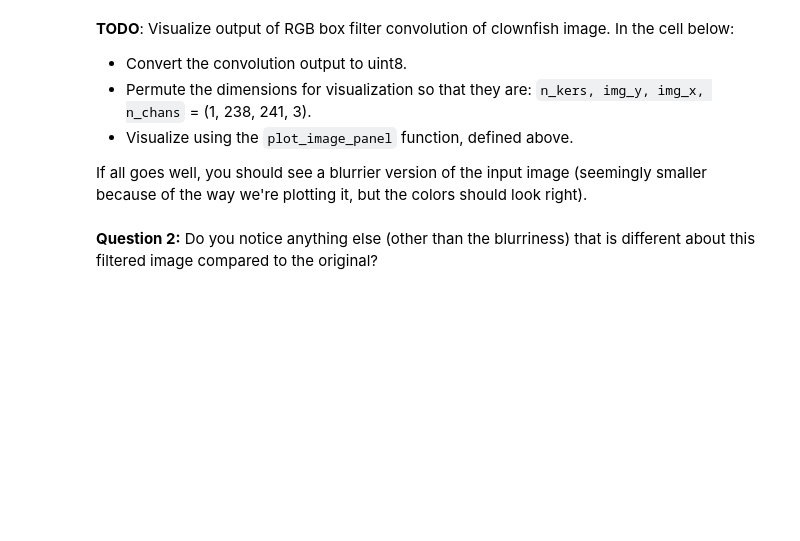
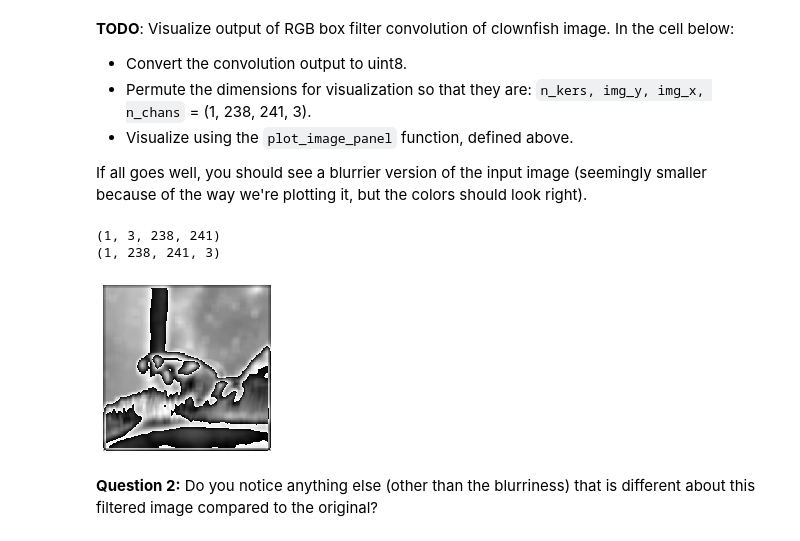
Before and after one commit to ejseal21/NeuralNetworks, a Jupyter notebook: project3/convolution_and_pooling.ipynb, the cells around one changed output. Drawn from its saved outputs; the diff is of its cells as text; code cells hidden in the pictures; blank space fills up the shorter version.

```diff
--- a/project3/convolution_and_pooling.ipynb
+++ b/project3/convolution_and_pooling.ipynb
@@ -329,6 +341,6 @@ clownfish
 # %%
 # Add your code for the above TODOs here...
 
-
+box_ker = np.ones((1,11,11))/121
 print(f'Test kernels shape is {box_ker.shape} and should be (1, 11, 11)')
 print(f'box ker looks like\n{box_ker}')
@@ -343,6 +387,16 @@ print(f'Your filtered clown fish shape is {clownfish_out.shape} and it should be
 - Visualize using the `plot_image_panel` function, defined above.
 
 If all goes well, you should see a blurrier version of the input image (seemingly smaller because of the way we're plotting it, but the colors should look right).
+# %%
+print(clownfish_out.shape)
+clownfish_out = clownfish_out.astype(np.uint8)
+clownfish_out = np.transpose(clownfish_out, (0, 2, 3, 1))
+print(clownfish_out.shape)
+plot_image_panel(clownfish_out)
+# %% [output]
+(1, 3, 238, 241)
+(1, 238, 241, 3)
+[figure, added]
 # %% [markdown]
 **Question 2:** Do you notice anything else (other than the blurriness) that is different about this filtered image compared to the original?
 # %% [markdown]
```
Also changed, not shown: parts of 11 cells of this notebook, 1 other file.
